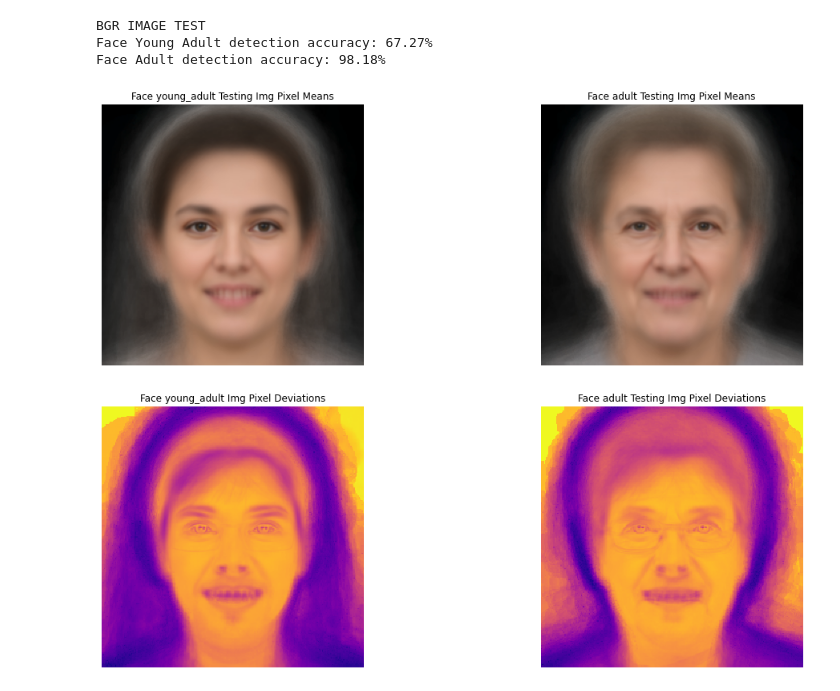
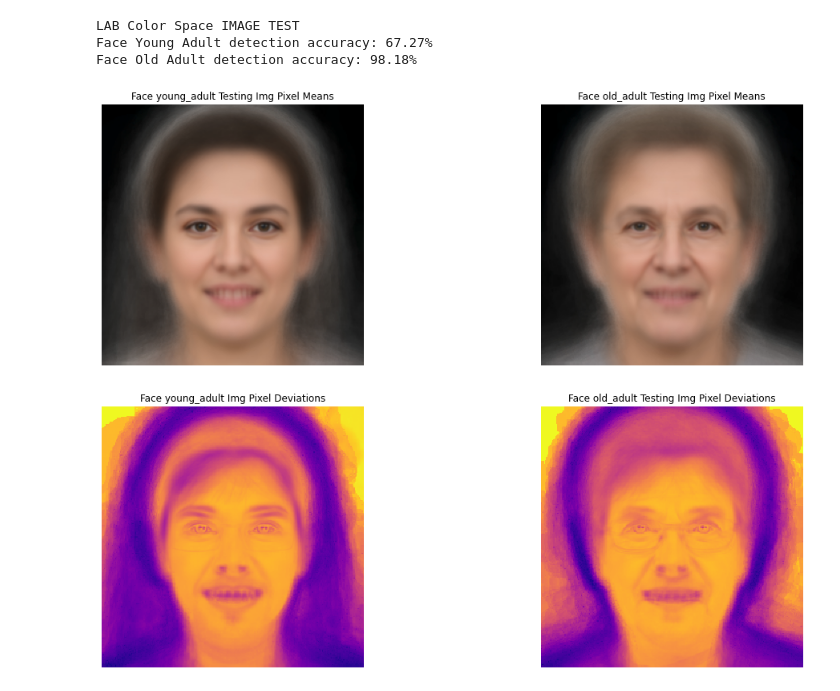
Before and after one commit to janarosmonaliev/machine-learning-face-classifier, a Jupyter notebook: main.ipynb, the cells around one changed output. Drawn from its saved outputs; the diff is of its cells as text; code cells hidden in the pictures.

Commit message:
Add images

```diff
--- a/main.ipynb
+++ b/main.ipynb
@@ -113,7 +113,7 @@ for image in test_face_young_adult_images:
 
     face_young_adult_detected_count = face_young_adult_detected_count + 1 if (Pr_x_given_y_1 > Pr_x_given_y_0) else face_young_adult_detected_count
 
-print('BGR IMAGE TEST')
+print('LAB Color Space IMAGE TEST')
 print("Face Young Adult detection accuracy: %0.2f%s" % (face_young_adult_detected_count/test_img_count*100, '%'))
 
 for image in test_face_adult_images:
@@ -135,11 +135,11 @@ for image in test_face_adult_images:
 
     face_adult_detected_count = face_adult_detected_count + 1 if (Pr_x_given_y_1 < Pr_x_given_y_0) else face_adult_detected_count
 
-print("Face Adult detection accuracy: %0.2f%s" % (face_adult_detected_count/test_img_count*100, '%'))
+print("Face Old Adult detection accuracy: %0.2f%s" % (face_adult_detected_count/test_img_count*100, '%'))
 # %% [output]
-BGR IMAGE TEST
+LAB Color Space IMAGE TEST
 Face Young Adult detection accuracy: 67.27%
-Face Adult detection accuracy: 98.18%
+Face Old Adult detection accuracy: 98.18%
 # %%
 from matplotlib.colors import ListedColormap
 
@@ -158,34 +158,34 @@ face_young_adult_dev_display = face_young_adult_dev_display / face_young_adult_n
 face_adult_dev_display = np.sqrt(face_adult_variances)
 face_adult_dev_display = face_adult_dev_display.reshape(256, 256, 3)
 face_adult_dev_display = face_adult_dev_display.sum(axis=2)
 face_adult_norm = np.linalg.norm(face_adult_dev_display)
 face_adult_dev_display = face_adult_dev_display / face_adult_norm
 
 reversed_cmap = ListedColormap(plt.cm.plasma.colors[::-1])
 
 plt.figure(figsize=(18, 6))
 plt.subplot(1, 2, 1)
 plt.imshow(cv2.cvtColor(face_young_adult_mean_display.astype('uint8'), cv2.COLOR_LAB2RGB))
 plt.title('Face young_adult Testing Img Pixel Means')
 plt.axis("off")
 
 plt.subplot(1, 2, 2)
 plt.imshow(cv2.cvtColor(face_adult_mean_display.astype('uint8'), cv2.COLOR_LAB2RGB))
-plt.title('Face adult Testing Img Pixel Means')
+plt.title('Face old_adult Testing Img Pixel Means')
 plt.axis("off")
 
 plt.figure(figsize=(18, 6))
 plt.subplot(1, 2, 1)
 plt.imshow(face_young_adult_dev_display, cmap=reversed_cmap, interpolation='nearest')
 plt.title('Face young_adult Img Pixel Deviations')
 plt.axis("off")
 
 plt.subplot(1, 2, 2)
 plt.imshow(face_adult_dev_display, cmap=reversed_cmap, interpolation='nearest')
-plt.title('Face adult Testing Img Pixel Deviations')
+plt.title('Face old_adult Testing Img Pixel Deviations')
 plt.axis("off")
 
 plt.show()
 # %% [output]
-[figure, old version]
+[figure, new version]
-[figure, old version]
+[figure, new version]
```
Also changed, not shown: 2 other files.
